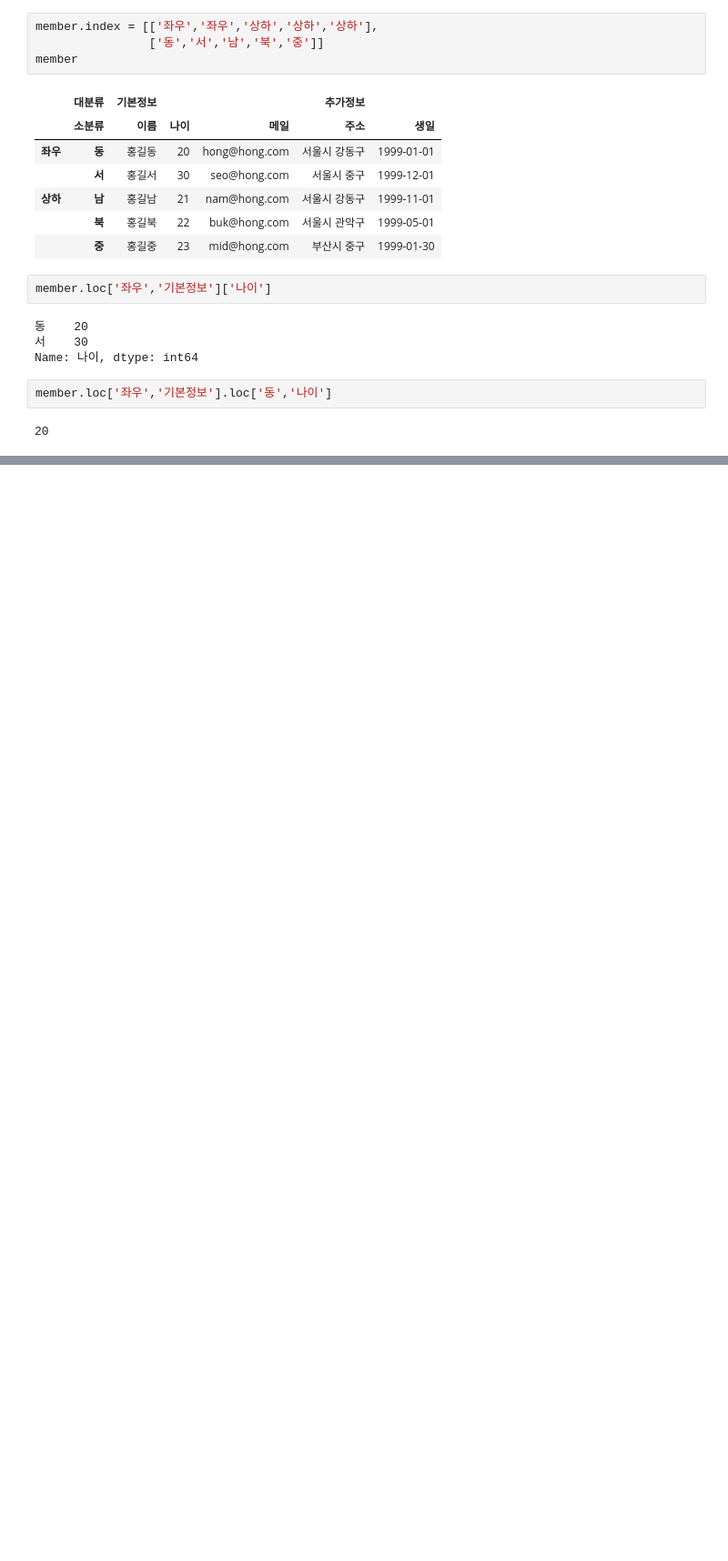
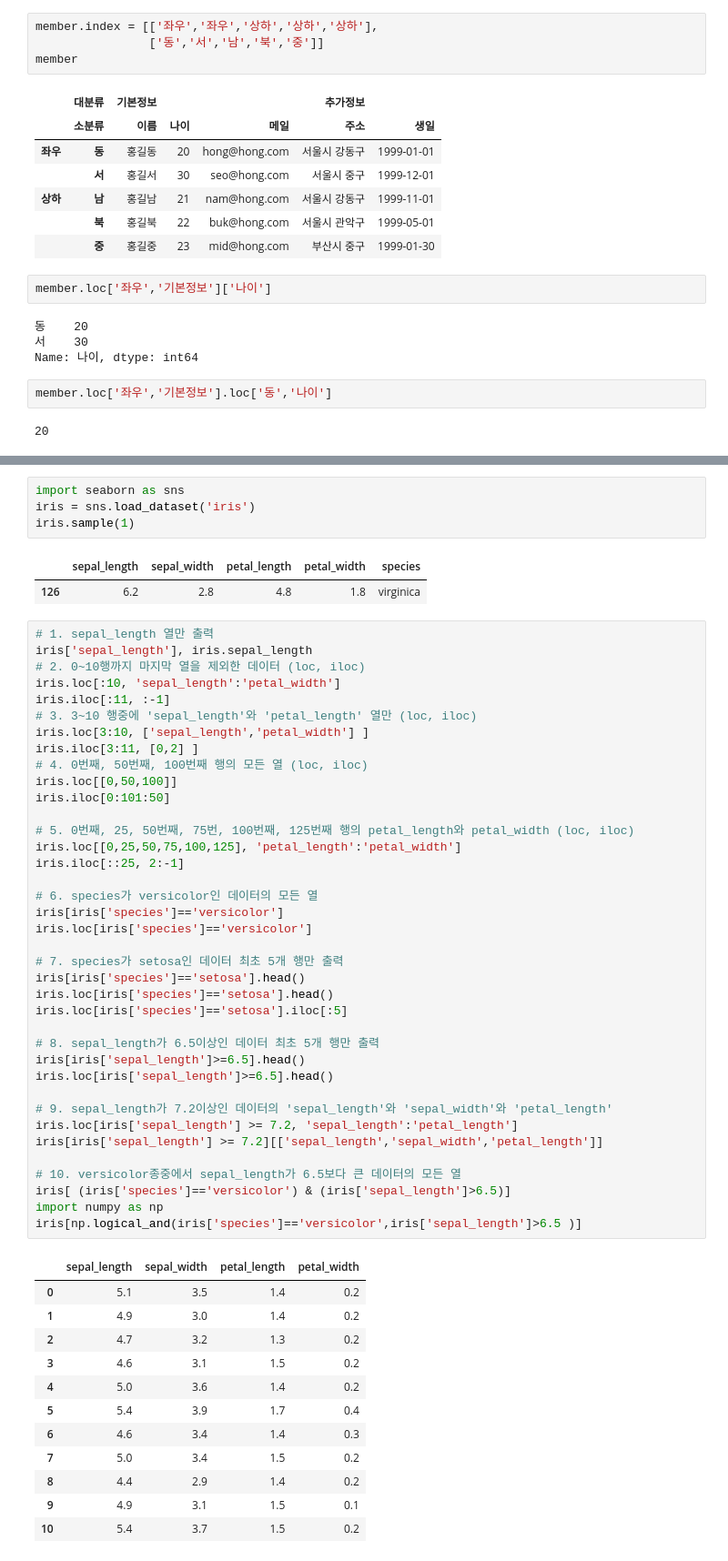
Before and after one commit to Thejiney/ai, a Jupyter notebook: source/07_python/ch12_데이터프레임과시리즈(Pandas)_1절~8절.ipynb, the cells around one changed output, grey strips where cells are left out. Shown at 91% size. Saved outputs shown, nothing was run; the diff lists cells and outputs as text; blank space fills up the shorter version.

```diff
--- a/source/07_python/ch12_데이터프레임과시리즈(Pandas)_1절~8절.ipynb
+++ b/source/07_python/ch12_데이터프레임과시리즈(Pandas)_1절~8절.ipynb
@@ -917,0 +1362,58 @@ member.loc['좌우','기본정보'].loc['동','나이']
+# %%
+import seaborn as sns
+iris = sns.load_dataset('iris')
+iris.sample(1)
+# %% [output]
+|  | sepal_length | sepal_width | petal_length | petal_width | species |
+| 126 | 6.2 | 2.8 | 4.8 | 1.8 | virginica |
+# %%
+# 1. sepal_length 열만 출력
+iris['sepal_length'], iris.sepal_length
+# 2. 0~10행까지 마지막 열을 제외한 데이터 (loc, iloc)
+iris.loc[:10, 'sepal_length':'petal_width']
+iris.iloc[:11, :-1]
+# 3. 3~10 행중에 'sepal_length'와 'petal_length' 열만 (loc, iloc)
+iris.loc[3:10, ['sepal_length','petal_width'] ]
+iris.iloc[3:11, [0,2] ]
+# 4. 0번째, 50번째, 100번째 행의 모든 열 (loc, iloc)
+iris.loc[[0,50,100]]
+iris.iloc[0:101:50]
+
+# 5. 0번째, 25, 50번째, 75번, 100번째, 125번째 행의 petal_length와 petal_width (loc, iloc)
+iris.loc[[0,25,50,75,100,125], 'petal_length':'petal_width']
+iris.iloc[::25, 2:-1]
+
+# 6. species가 versicolor인 데이터의 모든 열
+iris[iris['species']=='versicolor']
+iris.loc[iris['species']=='versicolor']
+
+# 7. species가 setosa인 데이터 최초 5개 행만 출력
+iris[iris['species']=='setosa'].head()
+iris.loc[iris['species']=='setosa'].head()
+iris.loc[iris['species']=='setosa'].iloc[:5]
+
+# 8. sepal_length가 6.5이상인 데이터 최초 5개 행만 출력
+iris[iris['sepal_length']>=6.5].head()
+iris.loc[iris['sepal_length']>=6.5].head()
+
+# 9. sepal_length가 7.2이상인 데이터의 'sepal_length'와 'sepal_width'와 'petal_length'
+iris.loc[iris['sepal_length'] >= 7.2, 'sepal_length':'petal_length']
+iris[iris['sepal_length'] >= 7.2][['sepal_length','sepal_width','petal_length']]
+
+# 10. versicolor종중에서 sepal_length가 6.5보다 큰 데이터의 모든 열
+iris[ (iris['species']=='versicolor') & (iris['sepal_length']>6.5)]
+import numpy as np
+iris[np.logical_and(iris['species']=='versicolor',iris['sepal_length']>6.5 )]
+# %% [output]
+|  | sepal_length | sepal_width | petal_length | petal_width |
+| 0 | 5.1 | 3.5 | 1.4 | 0.2 |
+| 1 | 4.9 | 3.0 | 1.4 | 0.2 |
+| 2 | 4.7 | 3.2 | 1.3 | 0.2 |
+| 3 | 4.6 | 3.1 | 1.5 | 0.2 |
+| 4 | 5.0 | 3.6 | 1.4 | 0.2 |
+| 5 | 5.4 | 3.9 | 1.7 | 0.4 |
+| 6 | 4.6 | 3.4 | 1.4 | 0.3 |
+| 7 | 5.0 | 3.4 | 1.5 | 0.2 |
+| 8 | 4.4 | 2.9 | 1.4 | 0.2 |
+| 9 | 4.9 | 3.1 | 1.5 | 0.1 |
+| 10 | 5.4 | 3.7 | 1.5 | 0.2 |
```
Also changed, not shown: parts of 161 cells of this notebook, 1 other file.
